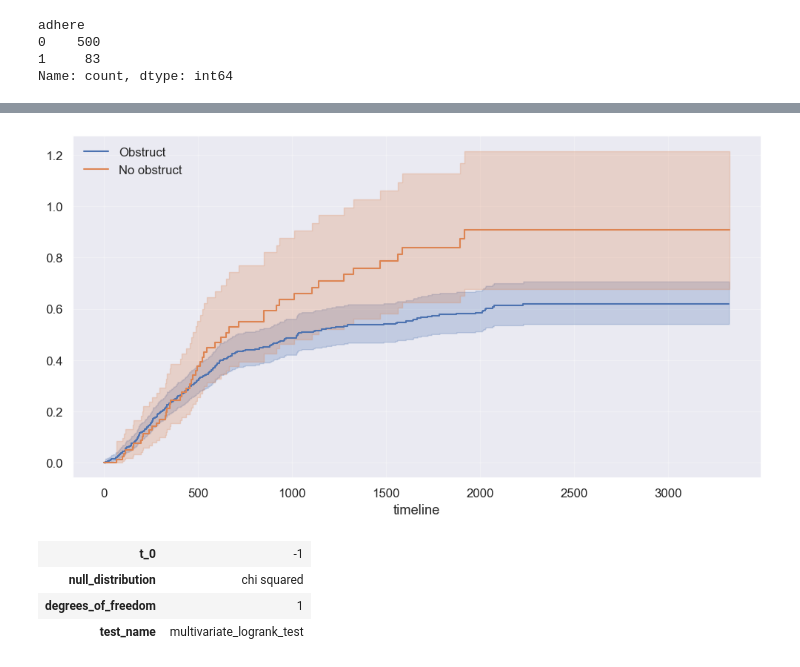
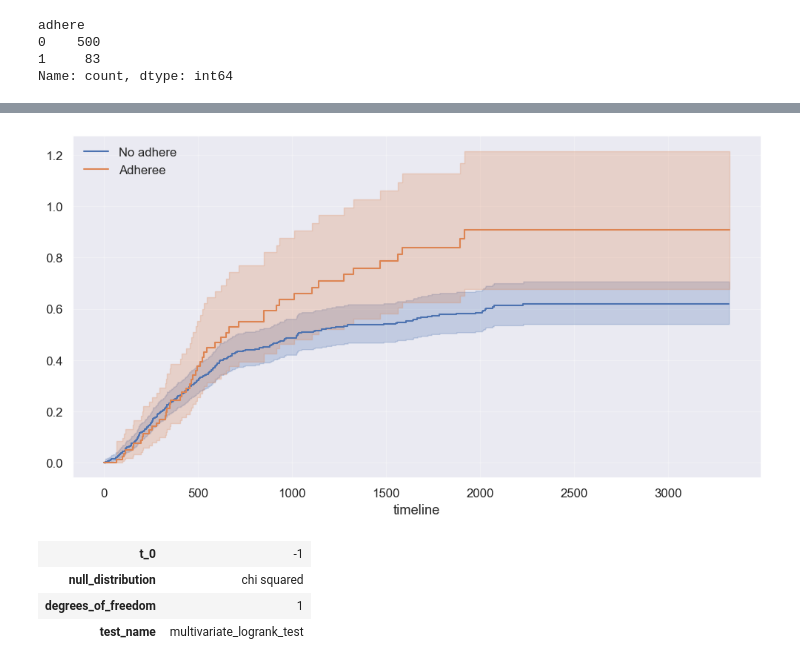
Before and after one commit to pjagiello01/ACT, a Jupyter notebook: notebooks/analiza_calosc.ipynb, the cells around one changed output, grey strips where cells are left out. Saved outputs shown, nothing was run; the diff lists cells and outputs as text; code cells hidden in the pictures.

```diff
--- a/notebooks/analiza_calosc.ipynb
+++ b/notebooks/analiza_calosc.ipynb
@@ -365,10 +377,10 @@ plt.grid(alpha = 0.3)
 plt.figure(figsize=(12, 6))
 ax = plt.subplot(111)
 
-naf.fit(durations=T[o], event_observed=E[o], label='Obstruct', alpha=0.05)
+naf.fit(durations=T[o], event_observed=E[o], label='No obstruct', alpha=0.05)
 naf.plot(ax=ax)
 
-naf.fit(durations=T[~o], event_observed=E[~o], label='No obstruct', alpha=0.05)
+naf.fit(durations=T[~o], event_observed=E[~o], label='Obstruct', alpha=0.05)
 naf.plot(ax=ax)
 
 plt.grid(alpha = 0.3)
@@ -413,18 +427,18 @@ plt.grid(alpha = 0.3)
 # %%
 ## Funkcja hazardu
 
 plt.figure(figsize=(12, 6))
 ax = plt.subplot(111)
 
-naf.fit(durations=T[a], event_observed=E[a], label='Obstruct', alpha = 0.05)
+naf.fit(durations=T[a], event_observed=E[a], label='No adhere', alpha = 0.05)
 naf.plot(ax=ax)
 
-naf.fit(durations=T[~a], event_observed=E[~a], label='No obstruct', alpha = 0.05)
+naf.fit(durations=T[~a], event_observed=E[~a], label='Adheree', alpha = 0.05)
 naf.plot(ax=ax)
 
 plt.grid(alpha = 0.3)
 # %% [output]
-[figure, old version]
+[figure, new version]
 # %%
 ## Log-Rank test
 result = lfl.statistics.multivariate_logrank_test(colon['time'], colon['adhere'], colon['status'])
```
Also changed, not shown: parts of 25 cells of this notebook, 3 other files.
